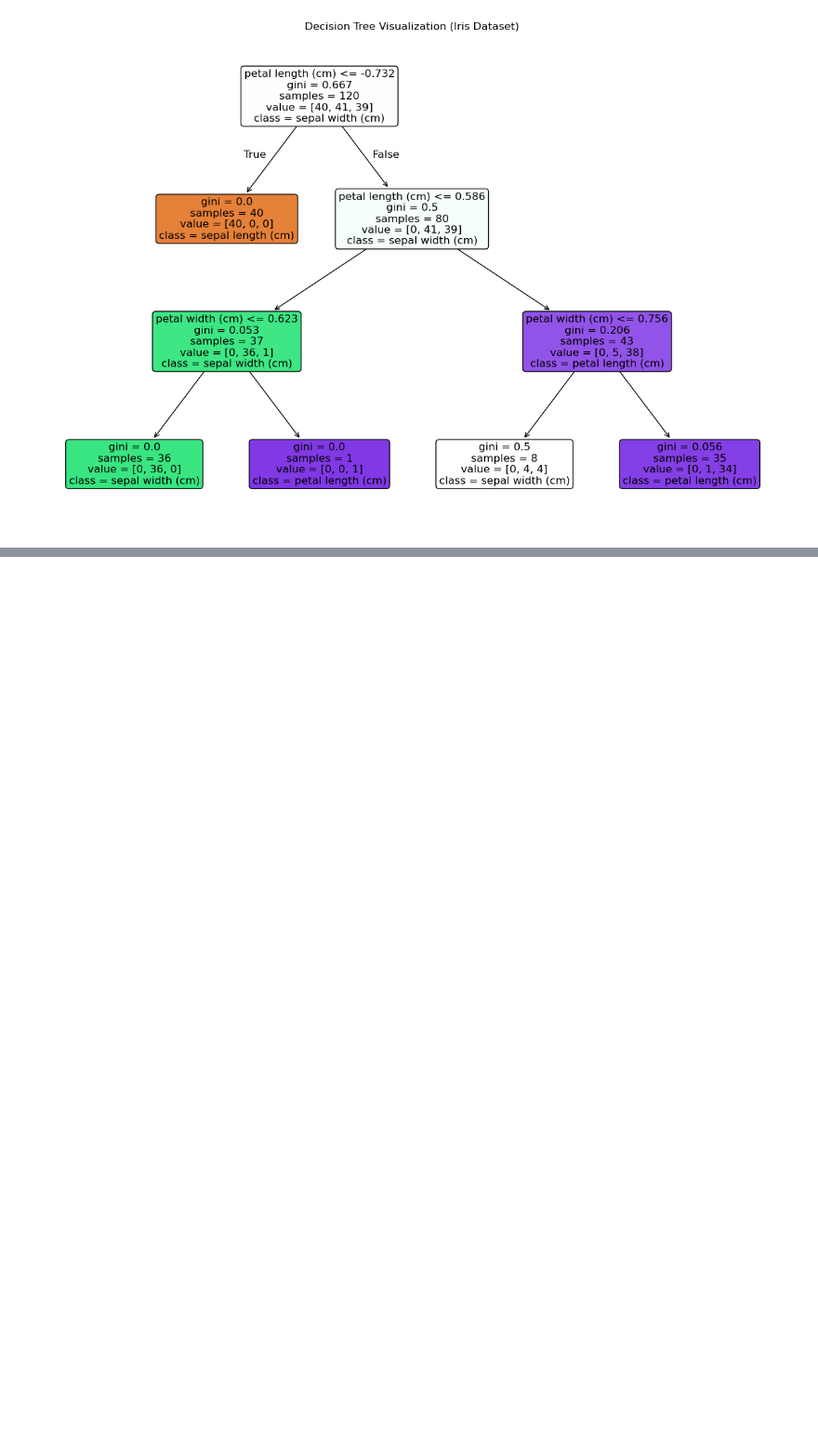
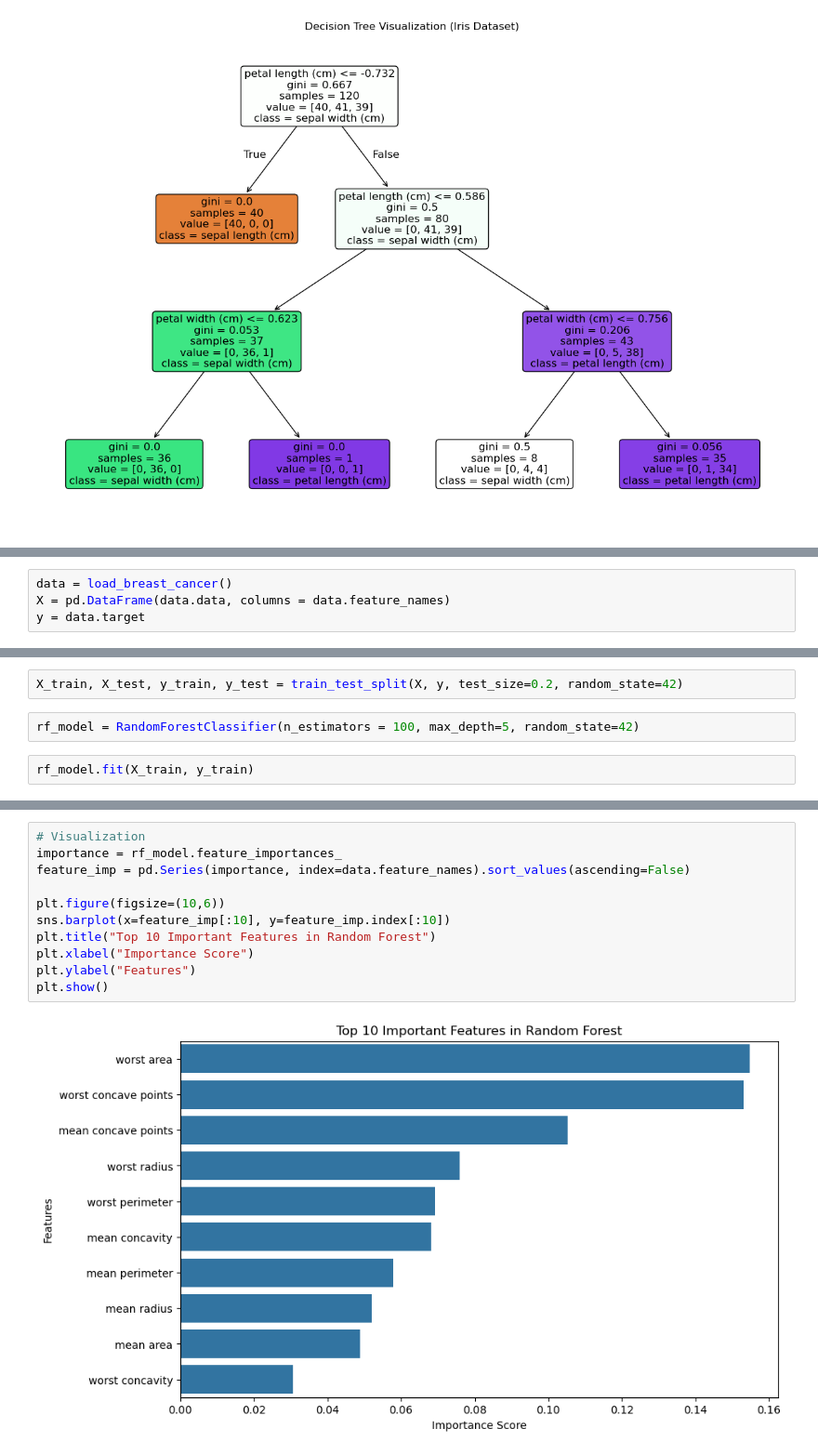
Before and after one commit to chetan1804/python_in_jupyter, a Jupyter notebook: Machine Learning/SupervisedML.ipynb, the cells around one changed output, grey strips where cells are left out. Shown at 93% size. Cells and saved outputs as stored; diff of their text form; blank space fills up the shorter version.

Commit message:
Machine Learning - Random Forest Algorithm

```diff
--- a/Machine Learning/SupervisedML.ipynb
+++ b/Machine Learning/SupervisedML.ipynb
@@ -567,0 +578,4 @@ plt.show()
+# %%
+data = load_breast_cancer()
+X = pd.DataFrame(data.data, columns = data.feature_names)
+y = data.target
@@ -567,0 +618,6 @@ plt.show()
+# %%
+X_train, X_test, y_train, y_test = train_test_split(X, y, test_size=0.2, random_state=42)
+# %%
+rf_model = RandomForestClassifier(n_estimators = 100, max_depth=5, random_state=42)
+# %%
+rf_model.fit(X_train, y_train)
@@ -567,0 +669,13 @@ plt.show()
+# %%
+# Visualization
+importance = rf_model.feature_importances_
+feature_imp = pd.Series(importance, index=data.feature_names).sort_values(ascending=False)
+
+plt.figure(figsize=(10,6))
+sns.barplot(x=feature_imp[:10], y=feature_imp.index[:10])
+plt.title("Top 10 Important Features in Random Forest")
+plt.xlabel("Importance Score")
+plt.ylabel("Features")
+plt.show()
+# %% [output]
+[figure, added]
```
Also changed, not shown: parts of 9 cells of this notebook.
